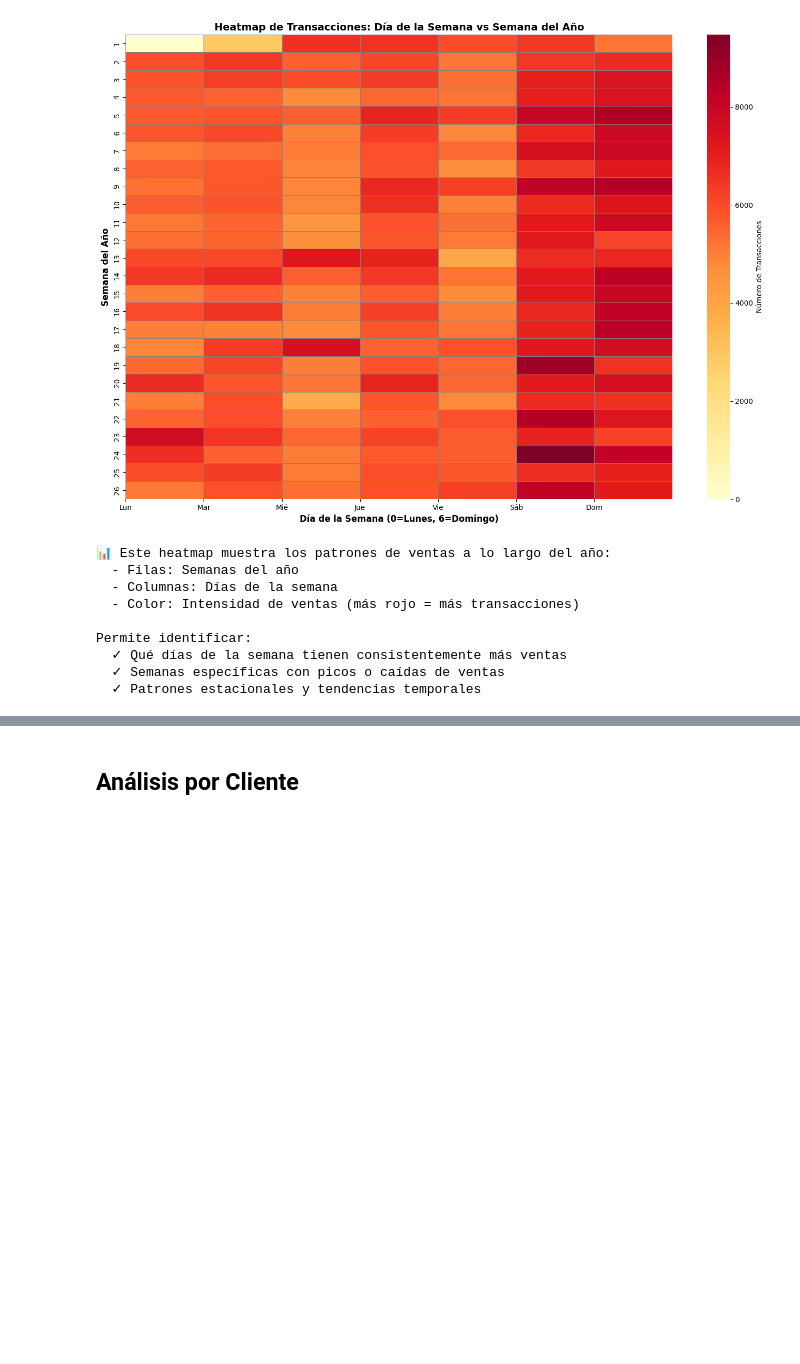
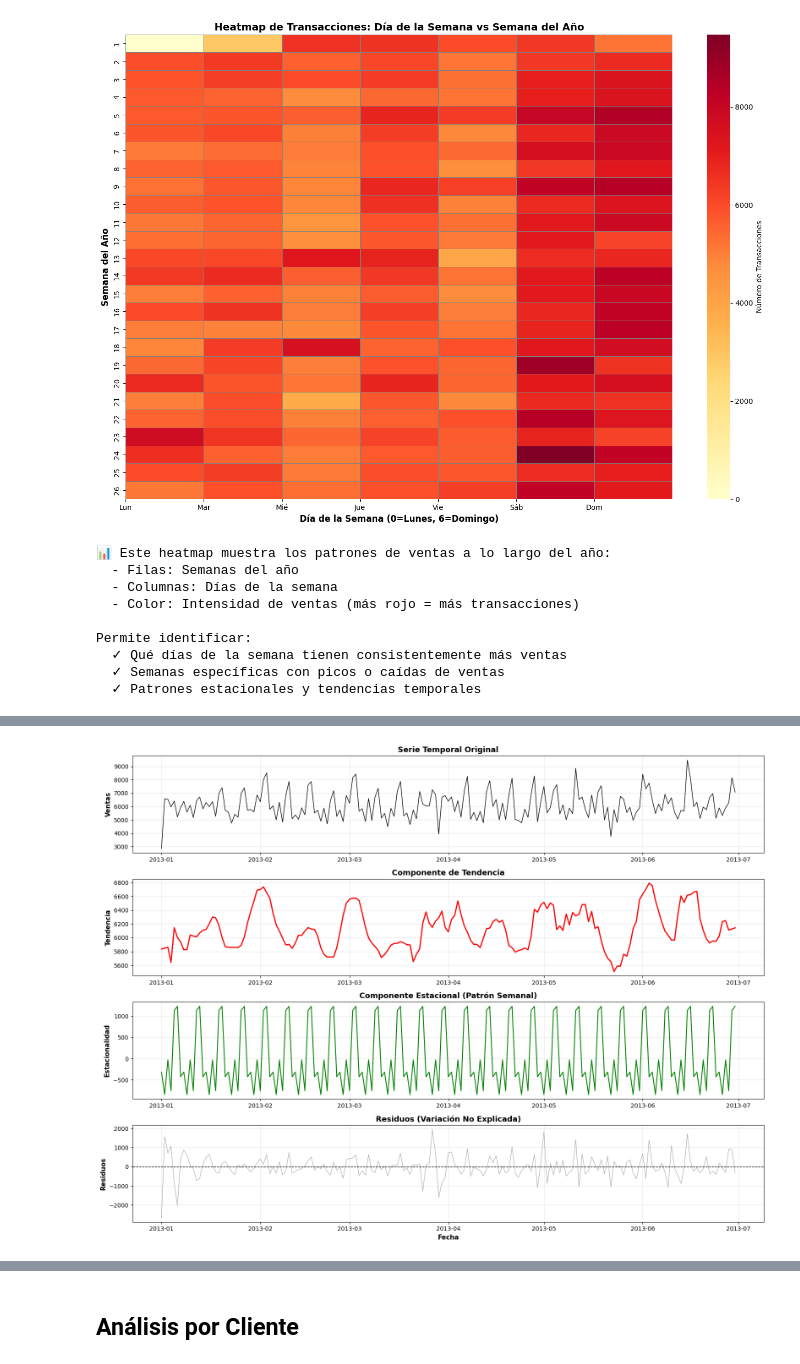
Before and after one commit to xkydev/distributed-data-project, a Jupyter notebook: analisis_exploratprio.ipynb, the cells around one changed output, grey strips where cells are left out. Drawn from its saved outputs; the diff is of its cells as text; code cells hidden in the pictures; blank space fills up the shorter version.

```diff
--- a/analisis_exploratprio.ipynb
+++ b/analisis_exploratprio.ipynb
@@ -952,0 +1285,79 @@ Permite identificar:
+# %%
+# Descomposición de Serie Temporal (Tendencia + Estacionalidad + Residuos)
+from statsmodels.tsa.seasonal import seasonal_decompose
+
+# Necesitamos una serie temporal sin valores faltantes
+# Crear serie temporal con frecuencia diaria completa
+date_range = pd.date_range(start=daily_ts.index.min(), end=daily_ts.index.max(), freq='D')
+daily_ts_complete = daily_ts.reindex(date_range, fill_value=daily_ts.mean())
+
+# Aplicar descomposición estacional
+# Usamos modelo aditivo: Serie = Tendencia + Estacionalidad + Residuo
+try:
+    decomposition = seasonal_decompose(daily_ts_complete, model='additive', period=7, extrapolate_trend='freq')
+
+    print("\n" + "="*80)
+    print("DESCOMPOSICIÓN DE SERIE TEMPORAL")
+    print("="*80)
+    print("\nModelo aditivo: Ventas = Tendencia + Estacionalidad + Residuo")
+    print(f"Periodo de estacionalidad utilizado: 7 días (semanal)")
+
+    # Visualización de la descomposición
+    fig, axes = plt.subplots(4, 1, figsize=(16, 12))
+
+    # Serie original
+    axes[0].plot(daily_ts_complete.index, daily_ts_complete.values, color='black', linewidth=1)
+    axes[0].set_ylabel('Ventas', fontsize=11, fontweight='bold')
+    axes[0].set_title('Serie Temporal Original', fontsize=13, fontweight='bold')
+    axes[0].grid(True, alpha=0.3)
+
+    # Tendencia
+    axes[1].plot(decomposition.trend.index, decomposition.trend.values, color='red', linewidth=2)
+    axes[1].set_ylabel('Tendencia', fontsize=11, fontweight='bold')
+    axes[1].set_title('Componente de Tendencia', fontsize=13, fontweight='bold')
+    axes[1].grid(True, alpha=0.3)
+
+    # Estacionalidad
+    axes[2].plot(decomposition.seasonal.index, decomposition.seasonal.values, color='green', linewidth=1.5)
+    axes[2].set_ylabel('Estacionalidad', fontsize=11, fontweight='bold')
+    axes[2].set_title('Componente Estacional (Patrón Semanal)', fontsize=13, fontweight='bold')
+    axes[2].grid(True, alpha=0.3)
+
+    # Residuos
+    axes[3].plot(decomposition.resid.index, decomposition.resid.values, color='gray', linewidth=0.8, alpha=0.7)
+    axes[3].axhline(y=0, color='black', linestyle='--', linewidth=1)
+    axes[3].set_ylabel('Residuos', fontsize=11, fontweight='bold')
+    axes[3].set_xlabel('Fecha', fontsize=11, fontweight='bold')
+    axes[3].set_title('Residuos (Variación No Explicada)', fontsize=13, fontweight='bold')
+    axes[3].grid(True, alpha=0.3)
+
+    plt.tight_layout()
+    plt.show()
+
+    # Análisis de los residuos
+    residuos = decomposition.resid.dropna()
+    print(f"\n📊 Análisis de Residuos:")
+    print(f"  - Media: {residuos.mean():.2f} (idealmente cercano a 0)")
+    print(f"  - Desviación estándar: {residuos.std():.2f}")
+    print(f"  - Mínimo: {residuos.min():.2f}")
+    print(f"  - Máximo: {residuos.max():.2f}")
+
+    # Calcular porcentaje de varianza explicada por componentes
+    var_original = daily_ts_complete.var()
+    var_tendencia = decomposition.trend.dropna().var()
+    var_estacional = decomposition.seasonal.dropna().var()
+    var_residuos = residuos.var()
+
+    pct_tendencia = (var_tendencia / var_original) * 100
+    pct_estacional = (var_estacional / var_original) * 100
+    pct_residuos = (var_residuos / var_original) * 100
+
+    print(f"\n📈 Varianza Explicada por Componentes:")
+    print(f"  - Tendencia: {pct_tendencia:.2f}% de la variación")
+    print(f"  - Estacionalidad: {pct_estacional:.2f}% de la variación")
+    print(f"  - Residuos: {pct_residuos:.2f}% de la variación")
+
+except Exception as e:
+    print(f"\n⚠️ No se pudo realizar la descomposición estacional completa: {str(e)}")
+    print("Esto puede ocurrir si el periodo de datos es muy corto o tiene patrones irregulares.")
+# %% [output]
@@ -952,0 +1370 @@ Permite identificar:
+[figure, added]
```
Also changed, not shown: parts of 15 cells of this notebook, 1 other file.
